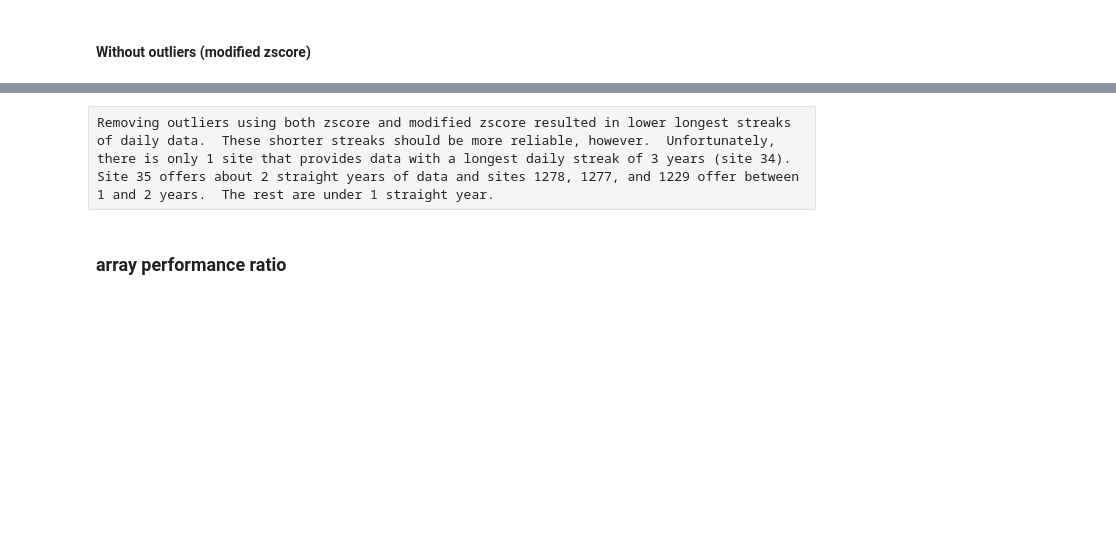
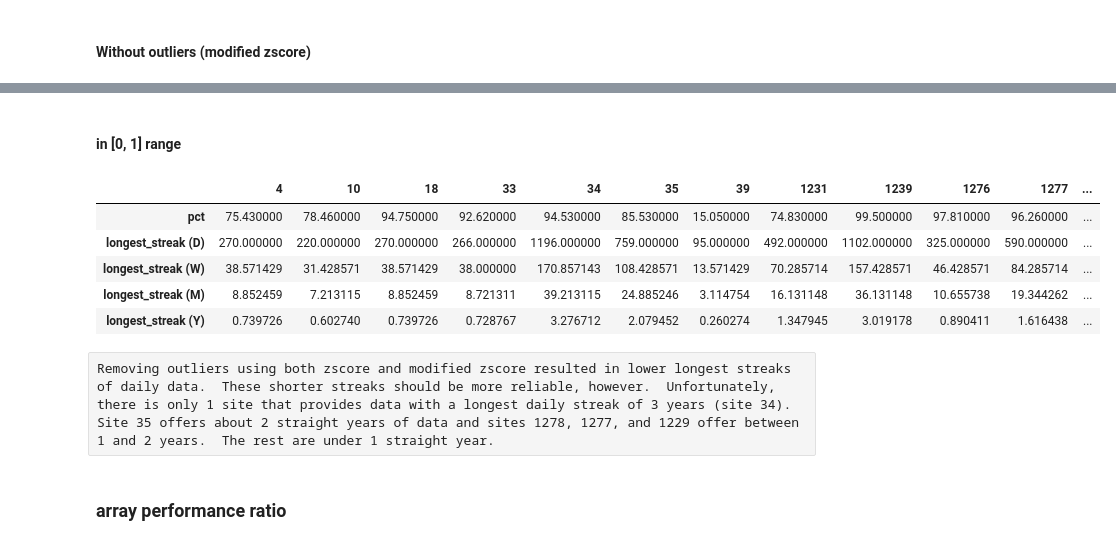
Before and after one commit to hackingmaterials/duramat, a Jupyter notebook: PVDAQ/pvdaq_data_quality.ipynb, the cells around one changed output, grey strips where cells are left out. Drawn from its saved outputs; the diff is of its cells as text; code cells hidden in the pictures; blank space fills up the shorter version.

```diff
--- a/PVDAQ/pvdaq_data_quality.ipynb
+++ b/PVDAQ/pvdaq_data_quality.ipynb
@@ -46,6 +46,7 @@ sites_dict = {}
 time_stamp = 'hourly'
 for f in os.listdir(data_dir):
     if time_stamp not in f: continue
+    if 'csv' not in f: continue
     digits = re.findall('\d+', f)
     sites_dict[int(digits[0])] = os.path.join(data_dir, f)
 # %%
@@ -201,6 +202,29 @@ df
 | longest_streak (W) | 38.571429 | 31.428571 | 38.571429 | 38.000000 | 170.857143 | 108.428571 | 101.142857 | 148.285714 | 157.428571 | 46.428571 | 84.285714 | ... |
 | longest_streak (M) | 8.852459 | 7.213115 | 8.852459 | 8.721311 | 39.213115 | 24.885246 | 23.213115 | 34.032787 | 36.131148 | 10.655738 | 19.344262 | ... |
 | longest_streak (Y) | 0.739726 | 0.602740 | 0.739726 | 0.728767 | 3.276712 | 2.079452 | 1.939726 | 2.843836 | 3.019178 | 0.890411 | 1.616438 | ... |
+# %% [markdown]
+#### in [0, 1] range
+# %%
+series_list = []
+for site in sorted(system_pr.keys()):
+    this_site = system_pr[site]
+    this_site = this_site[this_site.first_valid_index(): this_site.last_valid_index()]
+    outlier_indices = this_site[(this_site > 1) | (this_site < 0)].index
+    this_site[outlier_indices] = np.nan
+    pct = round(len(this_site.dropna()) / len(this_site) * 100, 2)
+    longest_streak = utils.ts_longest_streak(this_site, sample_time='D')
+    series = pd.Series([pct, len(longest_streak), len(longest_streak) / 7, len(longest_streak) / 30.5, len(longest_streak) / 365],
+                       index=['pct', 'longest_streak (D)', 'longest_streak (W)', 'longest_streak (M)', 'longest_streak (Y)'], name=site)
+    series_list.append(series)
+df = pd.concat(series_list, axis=1)
+df
+# %% [output]
+|  | 4 | 10 | 18 | 33 | 34 | 35 | 39 | 1231 | 1239 | 1276 | 1277 | ... |
+| pct | 75.430000 | 78.460000 | 94.750000 | 92.620000 | 94.530000 | 85.530000 | 15.050000 | 74.830000 | 99.500000 | 97.810000 | 96.260000 | ... |
+| longest_streak (D) | 270.000000 | 220.000000 | 270.000000 | 266.000000 | 1196.000000 | 759.000000 | 95.000000 | 492.000000 | 1102.000000 | 325.000000 | 590.000000 | ... |
+| longest_streak (W) | 38.571429 | 31.428571 | 38.571429 | 38.000000 | 170.857143 | 108.428571 | 13.571429 | 70.285714 | 157.428571 | 46.428571 | 84.285714 | ... |
+| longest_streak (M) | 8.852459 | 7.213115 | 8.852459 | 8.721311 | 39.213115 | 24.885246 | 3.114754 | 16.131148 | 36.131148 | 10.655738 | 19.344262 | ... |
+| longest_streak (Y) | 0.739726 | 0.602740 | 0.739726 | 0.728767 | 3.276712 | 2.079452 | 0.260274 | 1.347945 | 3.019178 | 0.890411 | 1.616438 | ... |
 # %% [raw]
 Removing outliers using both zscore and modified zscore resulted in lower longest streaks of daily data.  These shorter streaks should be more reliable, however.  Unfortunately, there is only 1 site that provides data with a longest daily streak of 3 years (site 34).  Site 35 offers about 2 straight years of data and sites 1278, 1277, and 1229 offer between 1 and 2 years.  The rest are under 1 straight year.
 # %% [markdown]
```
Also changed, not shown: parts of 10 cells of this notebook, 8 other files.
